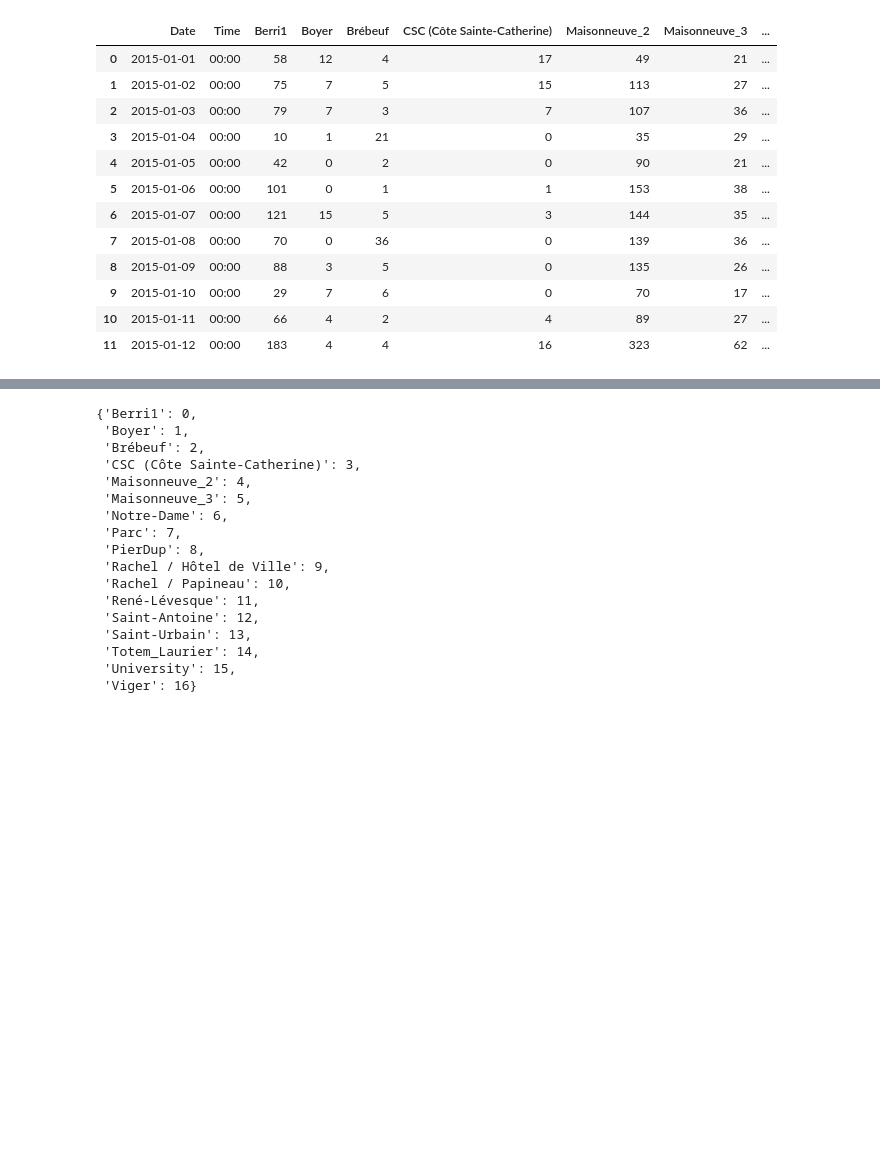
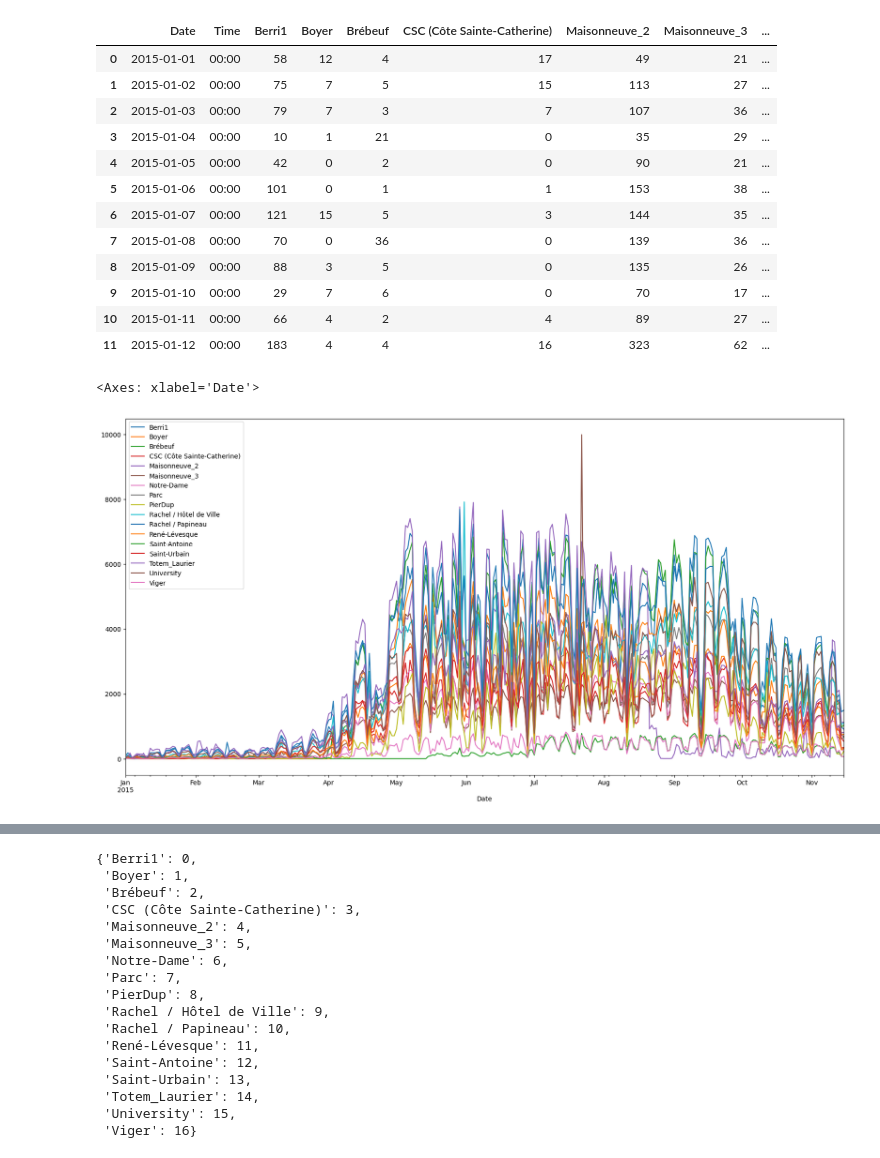
Before and after one commit to ufabc-bcc/srbench-competition-2023-track-2-c-bio-ufpr, a Jupyter notebook: SpatioTemporalGNN.ipynb, the cells around one changed output, grey strips where cells are left out. Cells and saved outputs as stored; diff of their text form; code cells hidden in the pictures; blank space fills up the shorter version.

```diff
--- a/SpatioTemporalGNN.ipynb
+++ b/SpatioTemporalGNN.ipynb
@@ -38,3 +45,8 @@ bike_data.head(12)
 | 9 | 2015-01-10 | 00:00 | 29 | 7 | 6 | 0 | 70 | 17 | ... |
 | 10 | 2015-01-11 | 00:00 | 66 | 4 | 2 | 4 | 89 | 27 | ... |
 | 11 | 2015-01-12 | 00:00 | 183 | 4 | 4 | 16 | 323 | 62 | ... |
+# %%
+bike_data.loc[:, [col not in  ["Time"] for col in bike_data.columns]].plot(x="Date", figsize=(20,10))
+# %% [output]
+<Axes: xlabel='Date'>
+[figure, added]
```
Also changed, not shown: parts of 6 cells of this notebook.
